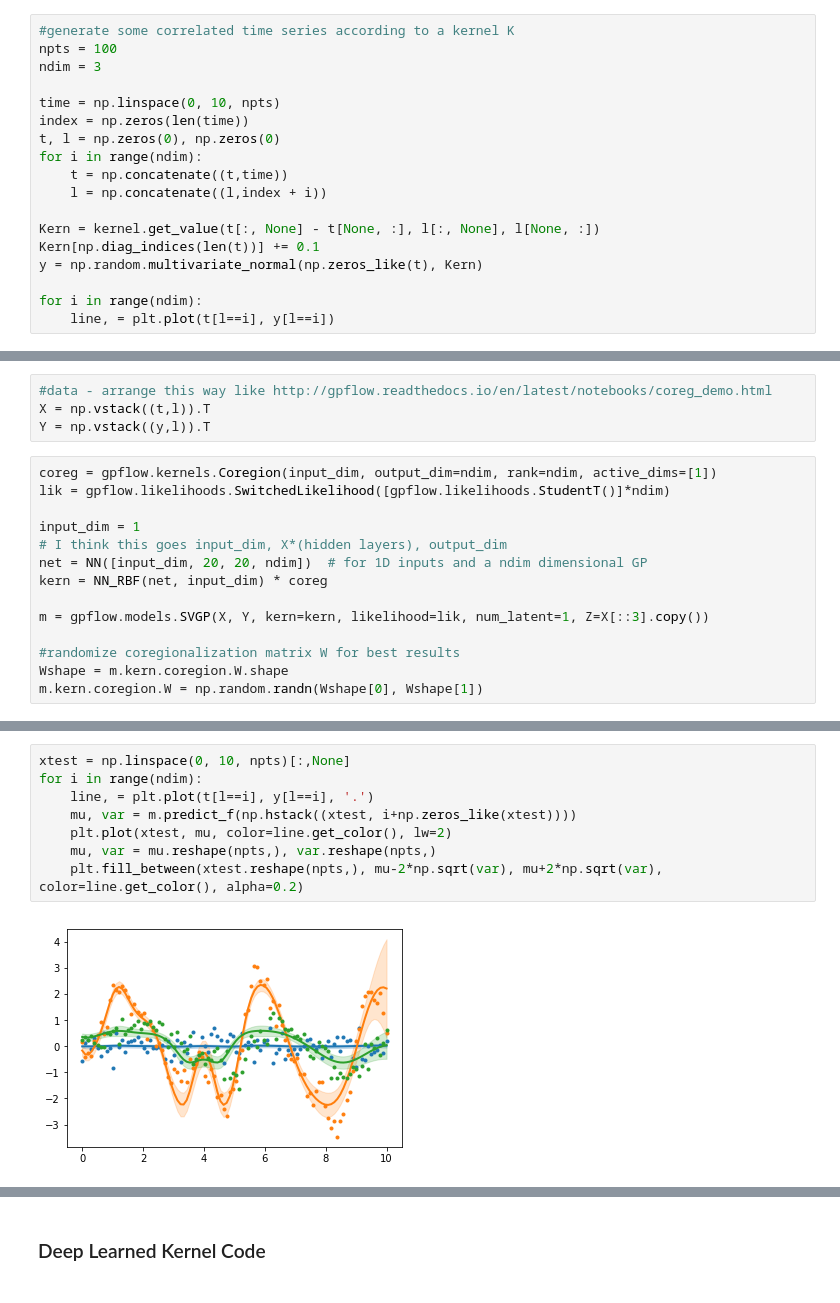
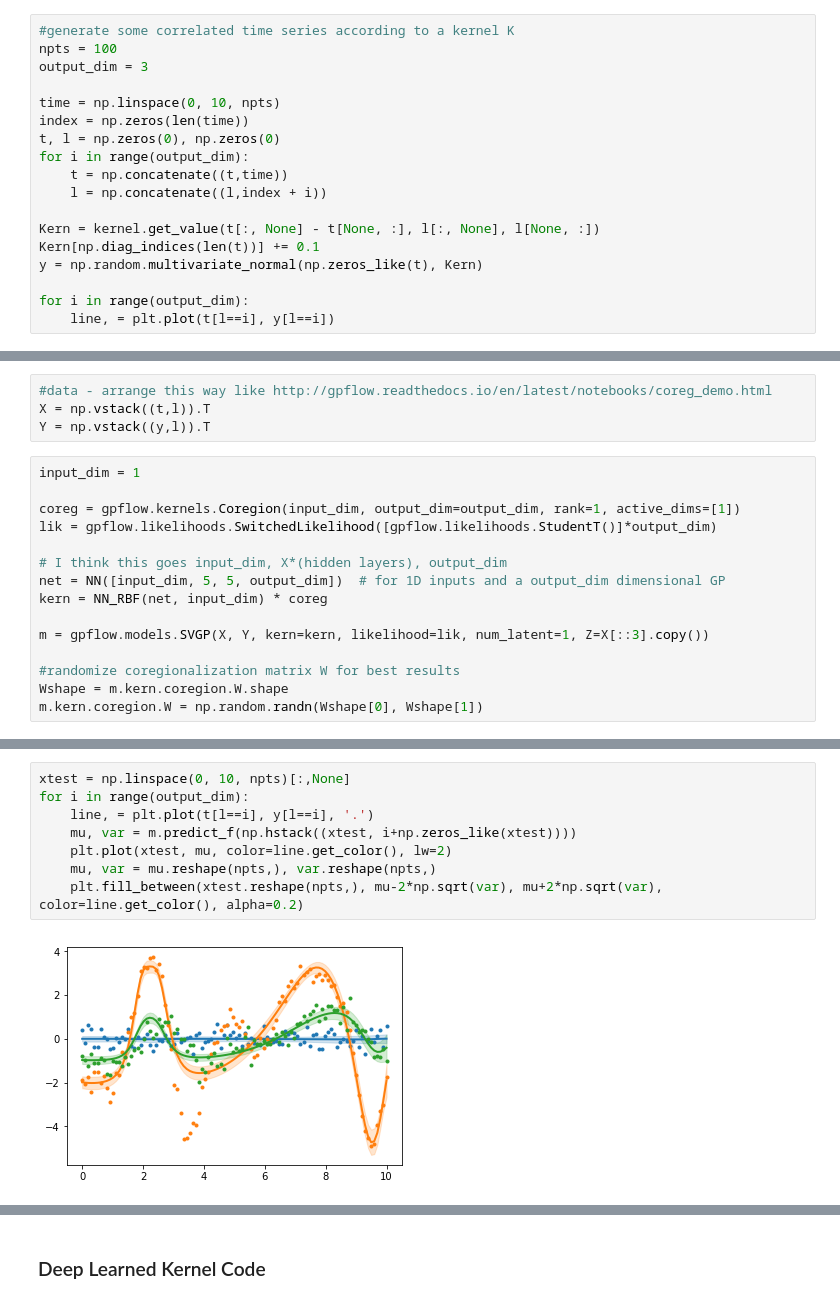
Before and after one commit to silburt/gp_nn, a Jupyter notebook: DeepCoregion.ipynb, the cells around one changed output, grey strips where cells are left out. Cells and saved outputs as stored; diff of their text form.

```diff
--- a/DeepCoregion.ipynb
+++ b/DeepCoregion.ipynb
@@ -121,12 +121,12 @@ kernel = RVKernel(func, 1.0, 1.0, 0.6, 0.3, 0.5)
 # %%
 #generate some correlated time series according to a kernel K
 npts = 100
-ndim = 3
+output_dim = 3
 
 time = np.linspace(0, 10, npts)
 index = np.zeros(len(time))
 t, l = np.zeros(0), np.zeros(0)
-for i in range(ndim):
+for i in range(output_dim):
     t = np.concatenate((t,time))
     l = np.concatenate((l,index + i))
 
@@ -134,6 +134,6 @@ Kern = kernel.get_value(t[:, None] - t[None, :], l[:, None], l[None, :])
 Kern[np.diag_indices(len(t))] += 0.1
 y = np.random.multivariate_normal(np.zeros_like(t), Kern)
 
-for i in range(ndim):
+for i in range(output_dim):
     line, = plt.plot(t[l==i], y[l==i])
 # %% [output]
@@ -206,12 +205,13 @@ class NN_RBF(RBF):
 X = np.vstack((t,l)).T
 Y = np.vstack((y,l)).T
 # %%
-coreg = gpflow.kernels.Coregion(input_dim, output_dim=ndim, rank=ndim, active_dims=[1])
-lik = gpflow.likelihoods.SwitchedLikelihood([gpflow.likelihoods.StudentT()]*ndim)
+input_dim = 1
 
-input_dim = 1
+coreg = gpflow.kernels.Coregion(input_dim, output_dim=output_dim, rank=1, active_dims=[1])
+lik = gpflow.likelihoods.SwitchedLikelihood([gpflow.likelihoods.StudentT()]*output_dim)
+
 # I think this goes input_dim, X*(hidden layers), output_dim
-net = NN([input_dim, 20, 20, ndim])  # for 1D inputs and a ndim dimensional GP
+net = NN([input_dim, 5, 5, output_dim])  # for 1D inputs and a output_dim dimensional GP
 kern = NN_RBF(net, input_dim) * coreg
 
 m = gpflow.models.SVGP(X, Y, kern=kern, likelihood=lik, num_latent=1, Z=X[::3].copy())
@@ -230,13 +230,13 @@ INFO:tensorflow:Optimization terminated with:
 # %%
 xtest = np.linspace(0, 10, npts)[:,None]
-for i in range(ndim):
+for i in range(output_dim):
     line, = plt.plot(t[l==i], y[l==i], '.')
     mu, var = m.predict_f(np.hstack((xtest, i+np.zeros_like(xtest))))
     plt.plot(xtest, mu, color=line.get_color(), lw=2)
     mu, var = mu.reshape(npts,), var.reshape(npts,)
     plt.fill_between(xtest.reshape(npts,), mu-2*np.sqrt(var), mu+2*np.sqrt(var), color=line.get_color(), alpha=0.2)
 # %% [output]
-[figure, old version]
+[figure, new version]
 # %%
 print(m)
 # %% [output]
```
Also changed, not shown: parts of 4 cells of this notebook, 1 other file.
